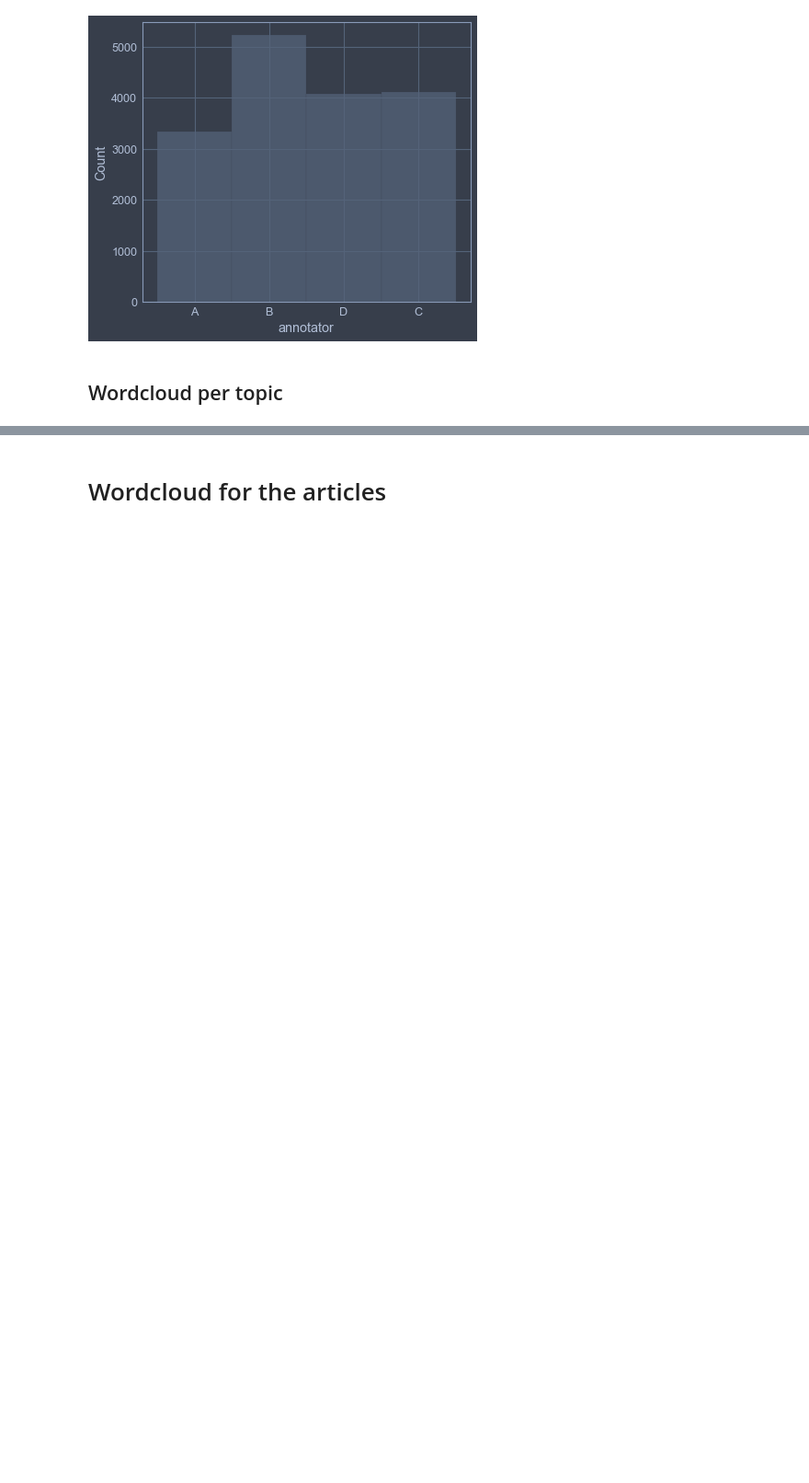
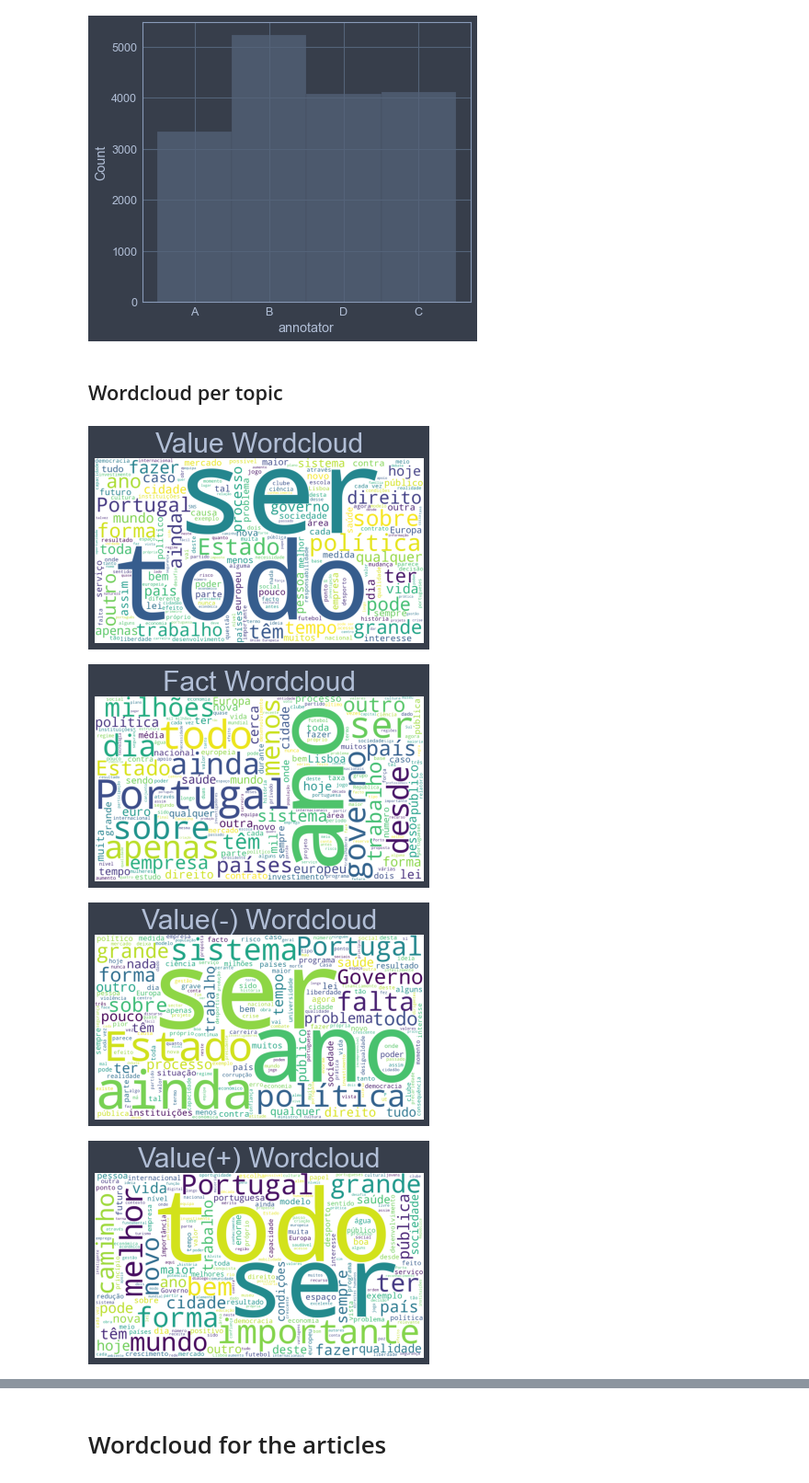
Before and after one commit to Caio-Nogueira/FEUP-PLN, a Jupyter notebook: assignment1.ipynb, the cells around one changed output, grey strips where cells are left out. Shown at 92% size. Saved outputs shown, nothing was run; the diff lists cells and outputs as text; code cells hidden in the pictures; blank space fills up the shorter version.

```diff
--- a/assignment1.ipynb
+++ b/assignment1.ipynb
@@ -65,3 +65,24 @@ sb.histplot(ADUs["annotator"])
 [figure]
 # %% [markdown]
 ## Wordcloud per topic
+# %%
+from wordcloud import WordCloud
+from nltk.corpus import stopwords
+
+stopwords = stopwords.words('portuguese')
+topics = ADUs["label"].unique()
+
+for topic in topics:
+    text = " ".join(ADUs.loc[ADUs["label"] == topic]["tokens"])
+    wordcloud = WordCloud(height = 900, width = 1600,
+                          background_color="white", stopwords=stopwords).generate(text)
+    plt.imshow(wordcloud)
+    plt.title(topic +  " Wordcloud", fontdict={'fontsize': 30})
+    plt.axis("off")
+    plt.savefig(f"./statistics/{topic}_wordcloud.png")
+    plt.show()
+# %% [output]
+[figure, added]
+[figure, added]
+[figure, added]
+[figure, added]
```
Also changed, not shown: parts of 16 cells of this notebook, 9 other files.
